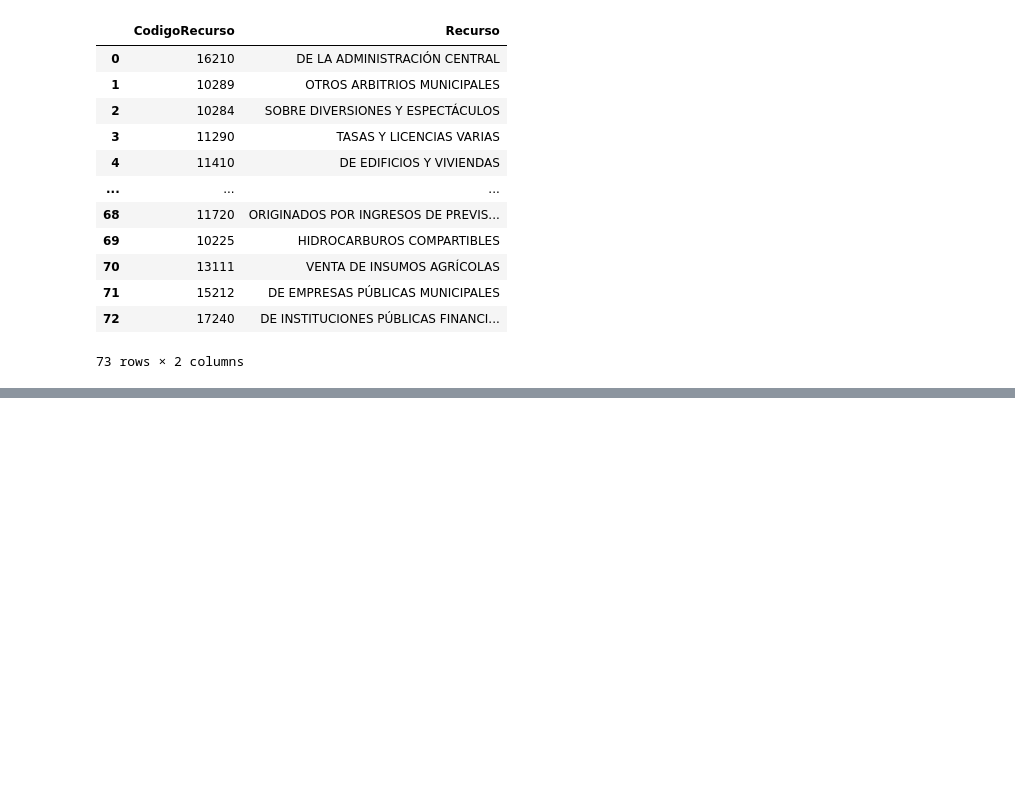
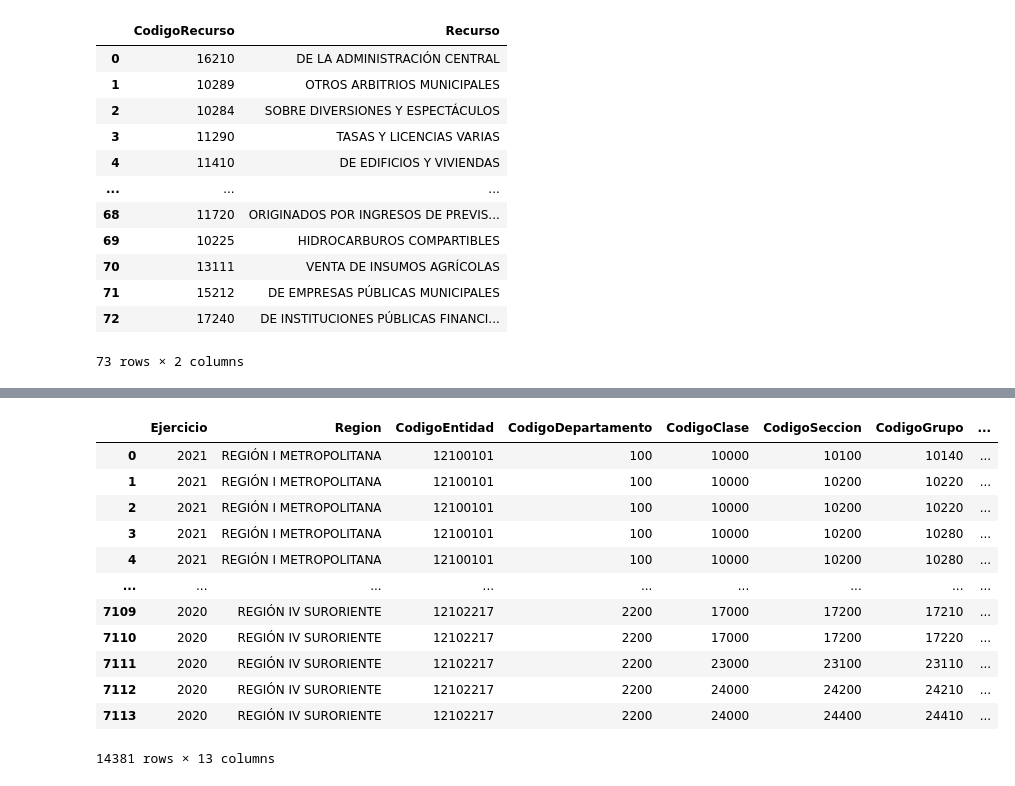
Before and after one commit to jerson8a/Proyecto2_CienciaDeDatosEnPython, a Jupyter notebook: Solution_Project2_JersonOchoa.ipynb, the cells around one changed output, grey strips where cells are left out. Saved outputs shown, nothing was run; the diff lists cells and outputs as text; code cells hidden in the pictures; blank space fills up the shorter version.

Commit message:
[ADD] Tabla de hechos

```diff
--- a/Solution_Project2_JersonOchoa.ipynb
+++ b/Solution_Project2_JersonOchoa.ipynb
@@ -745,0 +748,7 @@ dimRecurso
+# %%
+# Datos 2021
+factTable = df_fuente_2021.loc[:, ["Identificador", "Ejercicio", "Mes", "Region", "CodigoEntidad", "CodigoDepartamento", "CodigoClase", "CodigoSeccion", "CodigoGrupo", "CodigoRecurso", "Asignado", "Modificado", "Vigente", "Devengado", "Percibido"]]
+# Agrupamos datos debido a que están separados por mes únicamente para el año 2021
+factTable = factTable.groupby(['Ejercicio','Region', 'CodigoEntidad', 'CodigoDepartamento', 'CodigoClase', 'CodigoSeccion', 'CodigoGrupo', 'CodigoRecurso'])['Asignado', 'Modificado', 'Vigente', 'Devengado', 'Percibido'].sum()
+factTable = factTable.reset_index()
+factTable.head()
@@ -745,0 +762,22 @@ dimRecurso
+# %%
+# Formateamos los datos de 2020 para que coincidan con la estructura de la tabla de hechos
+auxfact = df_fuente_2020.loc[:, ['Ejercicio', 'REGION', 'Código Entidad', 'Código Departamento', 'Código Clase', 'Código Sección', 'Código Grupo', 'Código Recurso', 'Asignado', 'Modificado', 'Vigente', 'Devengado', 'Percibido']]
+# Renombrar columnas
+auxfact = auxfact.rename(columns={'REGION':'Region', 'Código Entidad':'CodigoEntidad', 'Código Departamento':'CodigoDepartamento', 'Código Clase':'CodigoClase', 'Código Sección':'CodigoSeccion', 'Código Grupo':'CodigoGrupo', 'Código Recurso':'CodigoRecurso'})
+# Concatenamos los datos de 2020
+factTable = pd.concat([factTable, auxfact])
+factTable
+# %% [output]
+|  | Ejercicio | Region | CodigoEntidad | CodigoDepartamento | CodigoClase | CodigoSeccion | CodigoGrupo | ... |
+| 0 | 2021 | REGIÓN I METROPOLITANA | 12100101 | 100 | 10000 | 10100 | 10140 | ... |
+| 1 | 2021 | REGIÓN I METROPOLITANA | 12100101 | 100 | 10000 | 10200 | 10220 | ... |
+| 2 | 2021 | REGIÓN I METROPOLITANA | 12100101 | 100 | 10000 | 10200 | 10220 | ... |
+| 3 | 2021 | REGIÓN I METROPOLITANA | 12100101 | 100 | 10000 | 10200 | 10280 | ... |
+| 4 | 2021 | REGIÓN I METROPOLITANA | 12100101 | 100 | 10000 | 10200 | 10280 | ... |
+| ... | ... | ... | ... | ... | ... | ... | ... | ... |
+| 7109 | 2020 | REGIÓN IV SURORIENTE | 12102217 | 2200 | 17000 | 17200 | 17210 | ... |
+| 7110 | 2020 | REGIÓN IV SURORIENTE | 12102217 | 2200 | 17000 | 17200 | 17220 | ... |
+| 7111 | 2020 | REGIÓN IV SURORIENTE | 12102217 | 2200 | 23000 | 23100 | 23110 | ... |
+| 7112 | 2020 | REGIÓN IV SURORIENTE | 12102217 | 2200 | 24000 | 24200 | 24210 | ... |
+| 7113 | 2020 | REGIÓN IV SURORIENTE | 12102217 | 2200 | 24000 | 24400 | 24410 | ... |
+14381 rows × 13 columns
```
Also changed, not shown: parts of 3 cells of this notebook.
